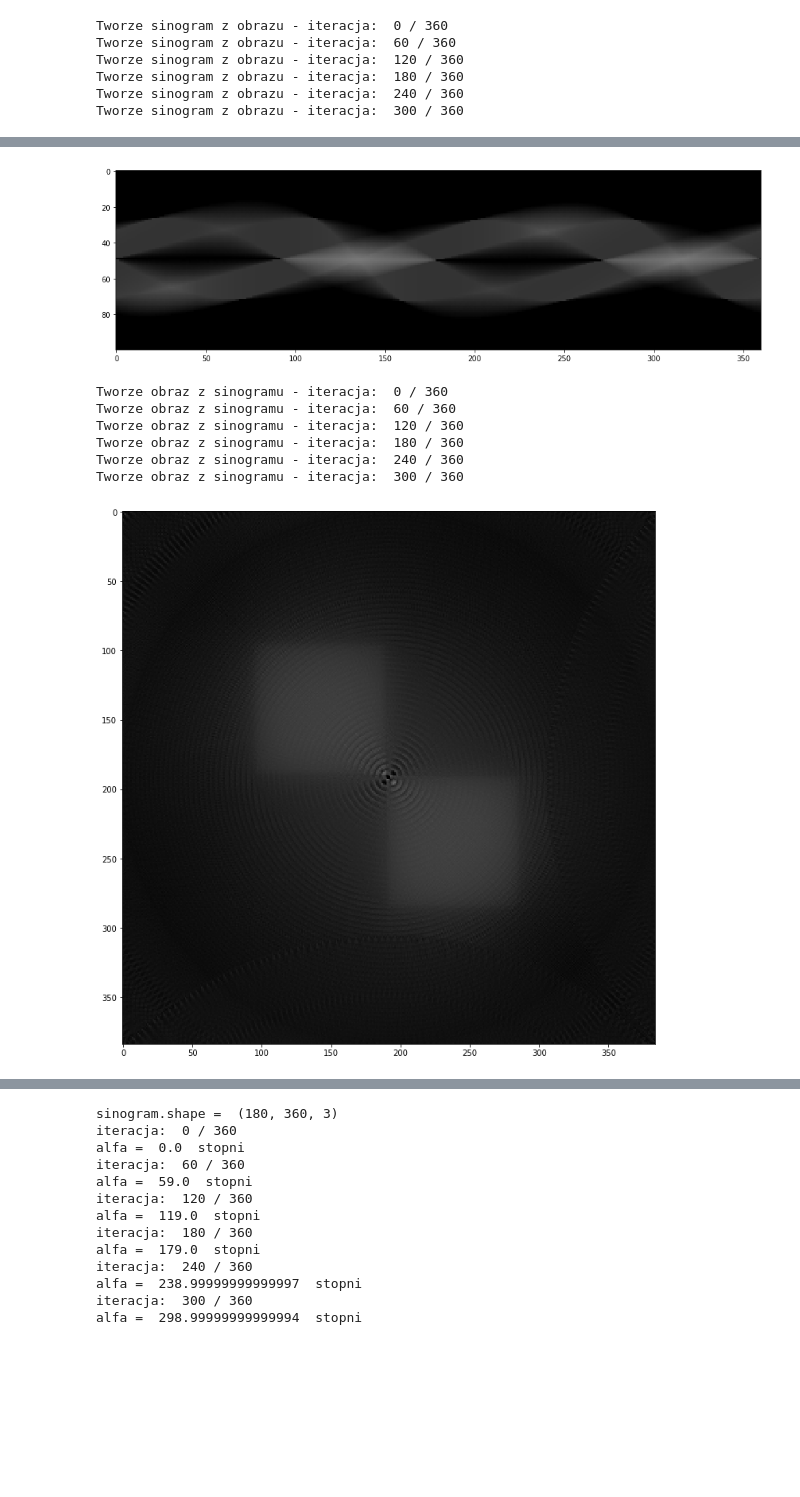
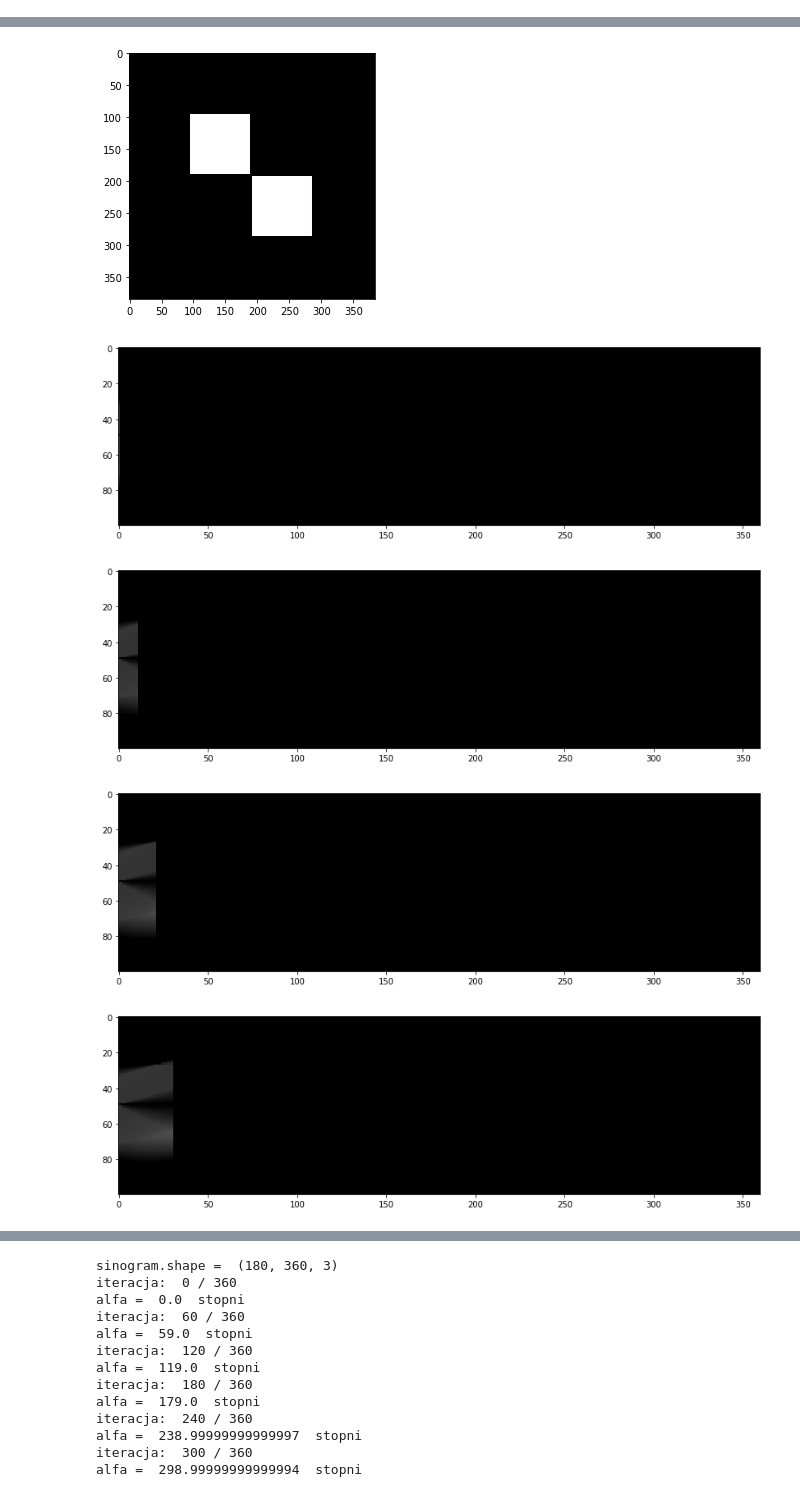
Before and after one commit to emsi-iggy/iwm, a Jupyter notebook: program.ipynb, the cells around one changed output, grey strips where cells are left out. Drawn from its saved outputs; the diff is of its cells as text; code cells hidden in the pictures; blank space fills up the shorter version.

```diff
--- a/program.ipynb
+++ b/program.ipynb
@@ -108,5 +93,6 @@ plt.show()
 # %%
 import numpy as np
+%matplotlib inline
 #import matplotlib.pyplot as plt
 
 obraz = wczytajObraz("tomograf-zdjecia/Kwadraty2.jpg")
@@ -126,8 +112,8 @@ sinogram = np.zeros([liczbaDetektorow,ileIteracji,3],dtype=np.int64)
 sinogram.fill(0)
 
 for k in range(ileIteracji):
-    if(k % 60==0):
-        print('Tworze sinogram z obrazu - iteracja: ',k,'/',ileIteracji)
+    #if(k % 60==0):
+    #    print('Tworze sinogram z obrazu - iteracja: ',k,'/',ileIteracji)
     alfa = (Alfa1 + k*deltaAlfa) * np.pi / 180
 
     emiter = np.array([r*np.cos(alfa),r*np.sin(alfa)])
@@ -175,12 +161,19 @@ for k in range(ileIteracji):
     for i in range(liczbaDetektorow):
         sinogram[i,k] += srednia[i]
 
+    if k % 10 == 0:
+        plt.figure(figsize=(14,18))
+        plt.imshow(sinogram, interpolation='nearest') #interpolation='none'
+        #plt.show();
+        display.clear_output(wait=True)
+        display.display(pl.gcf())
+        #time.sleep(4.0)
 
 
 #plt.yticks(np.arange(0,50,step=0.5), fontsize=9)
-plt.figure(figsize=(16,20))
-plt.imshow(sinogram, interpolation='nearest') #interpolation='none'
-plt.show()
+#plt.figure(figsize=(16,20))
+#plt.imshow(sinogram, interpolation='nearest') #interpolation='none'
+#plt.show()
 
 ## PARAMETRY DO ODTWORZENIA OBRAZU Z SINOGRAMU (te same) ##
 alfa = 0 * (np.pi / 180)
@@ -198,8 +191,8 @@ wartosciDanychPikseli.fill(0)
 obrazZSinogramu = np.zeros([obraz.shape[0],obraz.shape[1],3],dtype=np.int64)
 obrazZSinogramu.fill(0)
 for k in range(ileIteracji):
-    if(k % 60==0):
-        print('Tworze obraz z sinogramu - iteracja: ',k,'/',ileIteracji)
+    #if(k % 60==0):
+    #    print('Tworze obraz z sinogramu - iteracja: ',k,'/',ileIteracji)
     alfa = (Alfa1 + k*deltaAlfa) * np.pi / 180
 
     emiter = np.array([r*np.cos(alfa),r*np.sin(alfa)])
@@ -238,23 +231,27 @@ for k in range(ileIteracji):
                 ileRazyLiczony[wszystkieLinieX[i][j],wszystkieLinieY[i][j]] += 1
 
 
-for i in range(obraz.shape[0]):
-    for j in range(obraz.shape[1]):
-        if(ileRazyLiczony[i,j] > 0):
-            wartosciDanychPikseli[i,j] /= ileRazyLiczony[i,j]
-        obrazZSinogramu[i,j,0] = wartosciDanychPikseli[i,j]
-        obrazZSinogramu[i,j,1] = wartosciDanychPikseli[i,j]
-        obrazZSinogramu[i,j,2] = wartosciDanychPikseli[i,j]
+    for i in range(obraz.shape[0]):
+        for j in range(obraz.shape[1]):
+            if(ileRazyLiczony[i,j] > 0):
+                #wartosciDanychPikseli[i,j] /= ileRazyLiczony[i,j]
+                obrazZSinogramu[i,j,0] = wartosciDanychPikseli[i,j] / ileRazyLiczony[i,j]
+                obrazZSinogramu[i,j,1] = wartosciDanychPikseli[i,j] / ileRazyLiczony[i,j]
+                obrazZSinogramu[i,j,2] = wartosciDanychPikseli[i,j] / ileRazyLiczony[i,j]
 
+    if k % 10 == 0:
+        #plt.figure(figsize=(10,14))
+        plt.imshow(obrazZSinogramu, interpolation='nearest') #interpolation='none'
+        #plt.show();
+        display.clear_output(wait=True)
+        display.display(pl.gcf())
+        #time.sleep(4.0)
 
+plt.figure(figsize=(16,20))
+plt.imshow(sinogram, interpolation='nearest') #interpolation='none'
+plt.show()
 plt.figure(figsize=(12,16))
 plt.imshow(obrazZSinogramu, interpolation='nearest')
 plt.show()
-#io.imshow(obraz)
+io.imshow(obraz)
 # %% [output]
-Tworze sinogram z obrazu - iteracja:  0 / 360
-Tworze sinogram z obrazu - iteracja:  60 / 360
-Tworze sinogram z obrazu - iteracja:  120 / 360
-Tworze sinogram z obrazu - iteracja:  180 / 360
-Tworze sinogram z obrazu - iteracja:  240 / 360
-Tworze sinogram z obrazu - iteracja:  300 / 360
@@ -262,8 +259,5 @@ Tworze sinogram z obrazu - iteracja:  300 / 360
-[figure, old version]
+[figure, new version]
-Tworze obraz z sinogramu - iteracja:  0 / 360
-Tworze obraz z sinogramu - iteracja:  60 / 360
-Tworze obraz z sinogramu - iteracja:  120 / 360
-Tworze obraz z sinogramu - iteracja:  180 / 360
-Tworze obraz z sinogramu - iteracja:  240 / 360
-Tworze obraz z sinogramu - iteracja:  300 / 360
-[figure, old version]
+[figure, new version]
+[figure, added]
+[figure, added]
+[figure, added]
```
Also changed, not shown: parts of 2 cells of this notebook.
